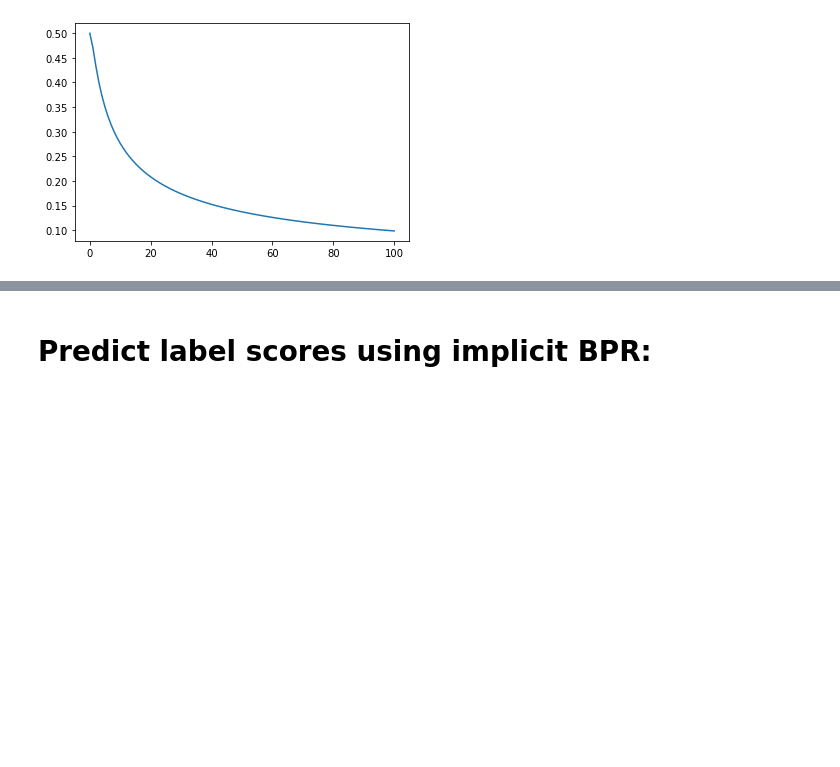
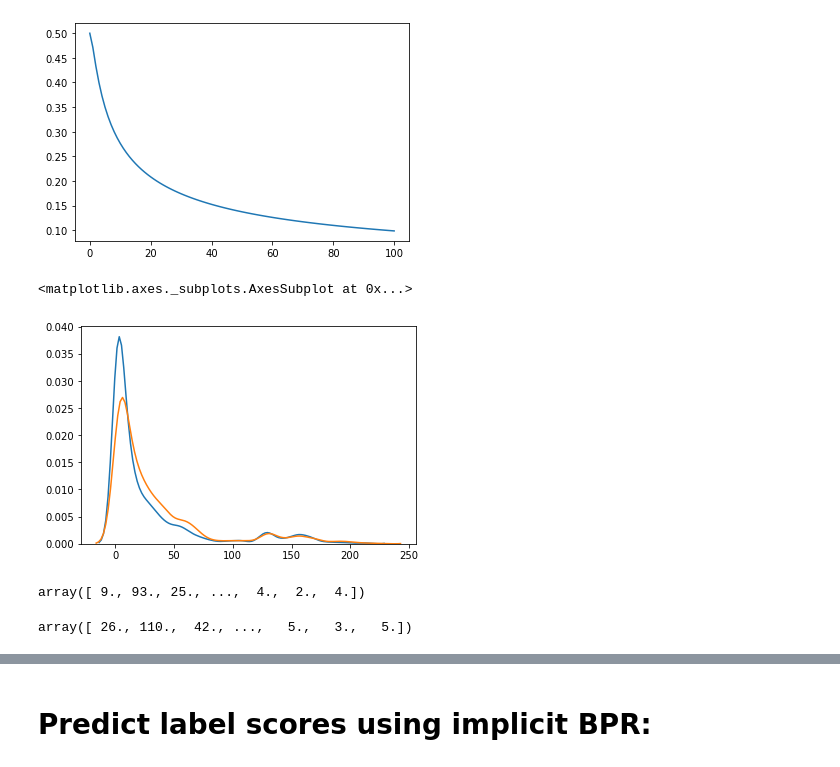
Before and after one commit to ljmartin/molrec, a Jupyter notebook: time_split/code_testing.ipynb, the cells around one changed output, grey strips where cells are left out. Cells and saved outputs as stored; diff of their text form; code cells hidden in the pictures; blank space fills up the shorter version.

```diff
--- a/time_split/code_testing.ipynb
+++ b/time_split/code_testing.ipynb
@@ -393,5 +427,46 @@ def bapbap(predictions, test):
     test_masked = test[row_mask]
     get_ranks = test_masked.astype(bool)
     prediction_ranks = rankdata(-predictions[row_mask], axis=1)
+# %%
+def get_ranks_masked():
+    predictions = copy.copy(lc_preds)
+    if isinstance(predictions, sparse.csr_matrix):
+        predictions = predictions.toarray()
+
+    row_mask = np.array(test.sum(axis=1)>0).reshape(-1,)
+    test_masked = test[row_mask]
+    get_ranks = test_masked.astype(bool)
+    predictions2 = np.ma.masked_array(predictions[row_mask], mask=train.toarray()[row_mask].astype(bool))
+    prediction_ranks = rankdata(-predictions2, axis=1)
+    return prediction_ranks[get_ranks.toarray()]
+# %%
+def get_ranks_unmasked():
+    predictions = copy.copy(lc_preds)
+    if isinstance(predictions, sparse.csr_matrix):
+        predictions = predictions.toarray()
+
+    row_mask = np.array(test.sum(axis=1)>0).reshape(-1,)
+    test_masked = test[row_mask]
+    get_ranks = test_masked.astype(bool)
+    #predictions2 = np.ma.masked_array(predictions[row_mask], mask=train.toarray()[row_mask].astype(bool))
+    prediction_ranks = rankdata(-predictions[row_mask], axis=1)
+    return prediction_ranks[get_ranks.toarray()]
+# %%
+r_masked = get_ranks_masked()
+r_unmasked = get_ranks_unmasked()
+# %%
+kdeplot(r_masked)
+kdeplot(r_unmasked)
+# %% [output]
+<matplotlib.axes._subplots.AxesSubplot at 0x...>
+[figure, added]
+# %%
+r_masked
+# %% [output]
+array([ 9., 93., 25., ...,  4.,  2.,  4.])
+# %%
+r_unmasked
+# %% [output]
+array([ 26., 110.,  42., ...,   5.,   3.,   5.])
 # %%
 predictions = copy.copy(lc_preds)
```
Also changed, not shown: parts of 11 cells of this notebook, 1 other file.
